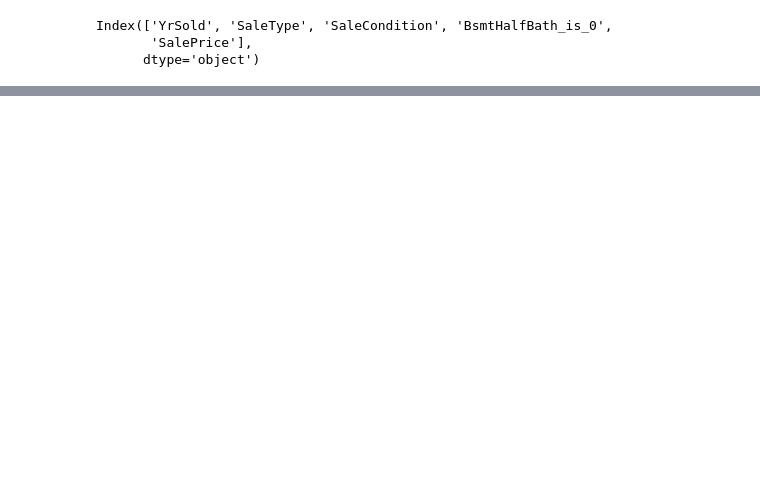
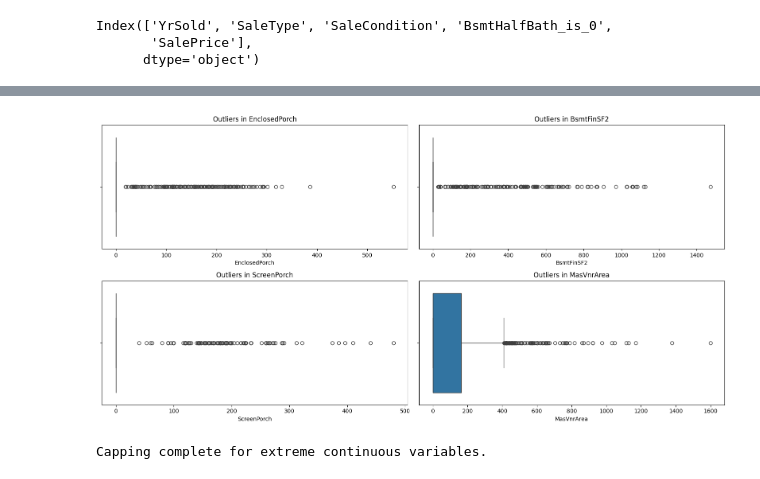
Before and after one commit to Alkakhi/house-prices-regression-ml, a Jupyter notebook: data_preprocessing.ipynb, the cells around one changed output, grey strips where cells are left out. Saved outputs shown, nothing was run; the diff lists cells and outputs as text; code cells hidden in the pictures; blank space fills up the shorter version.

Commit message:
handling outliers

```diff
--- a/data_preprocessing.ipynb
+++ b/data_preprocessing.ipynb
@@ -486,20 +593,0 @@ MasVnrArea               8     0.547945  float64
-# %%
-# Handling missing data in numerical columns with missing data [0% , 5%]
-
-missing_pct = (train_set.isnull().sum() / len(train_set)) * 100
-
-target_numerical_cols = [
-    col for col in train_set.select_dtypes(include=['int64', 'float64']).columns
-    if 0 < missing_pct[col] <= 5
-]
-
-if len(target_numerical_cols) > 0:
-    num_imputer = SimpleImputer(strategy='median')
-    train_set[target_numerical_cols] = num_imputer.fit_transform(train_set[target_numerical_cols])
-    print(f"Successfully imputed columns: {target_numerical_cols}")
-else:
-    print("No numerical columns found with missing data between 0% and 5%.")
-
-# Verify
-print("Remaining missing values in targeted columns:",
-      train_set[target_numerical_cols].isnull().sum().sum())
@@ -1293,0 +1470,10 @@ The fact that your Total Rare % for these columns is now between 0.68% and 2.40%
+# %%
+# ------------------------ For numerical continuous columns ------------------------
+# Remove the "Model Killers", Drop the huge houses that sold for too little.
+
+# Drop the specific influential outliers identified by the dataset author
+outlier_indices = train_set[(train_set['GrLivArea'] > 4000) & (train_set['SalePrice'] < 300000)].index
+train_set = train_set.drop(outlier_indices)
+print(f"Removed {len(outlier_indices)} influential outliers.")
+
+print(f"New shape of train_set: {train_set.shape}")
@@ -1293,0 +1539,38 @@ The fact that your Total Rare % for these columns is now between 0.68% and 2.40%
+# %%
+# This code visualizes the distribution of your top outlier columns
+
+# Choose the top 4 columns from your report to visualize
+top_outlier_cols = outlier_report['Column'].iloc[:4].tolist()
+
+plt.figure(figsize=(16, 8))
+for i, col in enumerate(top_outlier_cols):
+    plt.subplot(2, 2, i+1)
+    sns.boxplot(x=train_set[col])
+    plt.title(f'Outliers in {col}')
+
+plt.tight_layout()
+plt.show()
+# %% [output]
+[figure, added]
+# %%
+# CAP (Winsorize) the extreme tails
+# We use the 99th percentile to "tame" the extreme high values
+
+cols_to_cap = ['LotArea', 'LotFrontage', 'TotalBsmtSF', '1stFlrSF', 'MasVnrArea']
+
+for col in cols_to_cap:
+    # 1. Force conversion to numeric (NA becomes NaN) so math works
+    train_numeric = pd.to_numeric(train_set[col], errors='coerce')
+    test_numeric = pd.to_numeric(test_set[col], errors='coerce')
+
+    # 2. Calculate the 99th percentile (quantiles ignore NaNs automatically)
+    upper_limit = train_numeric.quantile(0.99)
+
+    # 3. Apply the cap using the numeric series
+    # np.where will preserve NaNs if we use the numeric series
+    train_set[col] = np.where(train_numeric > upper_limit, upper_limit, train_numeric)
+    test_set[col] = np.where(test_numeric > upper_limit, upper_limit, test_numeric)
+
+print("Capping complete for extreme continuous variables.")
+# %% [output]
+Capping complete for extreme continuous variables.
```
Also changed, not shown: parts of 54 cells of this notebook.
